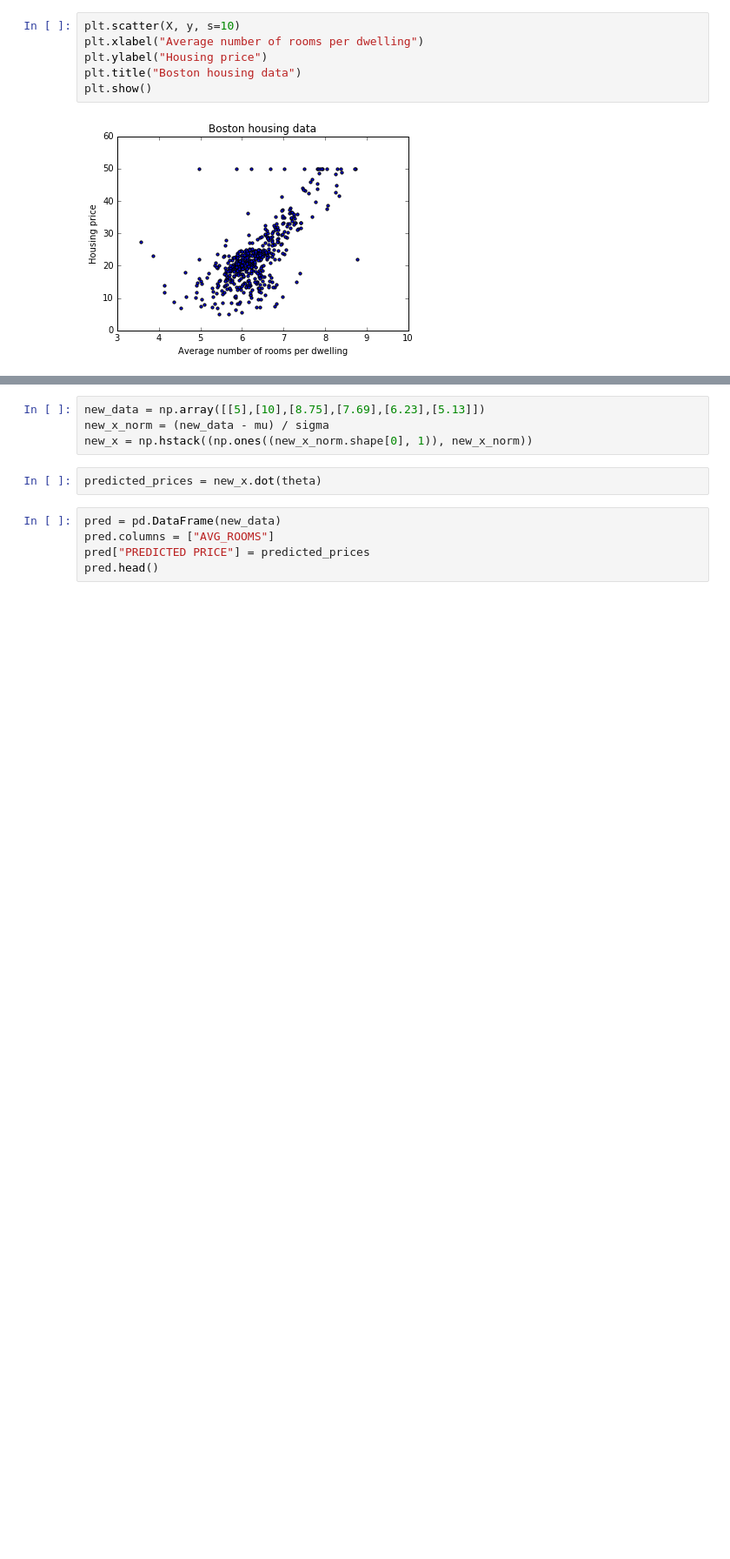
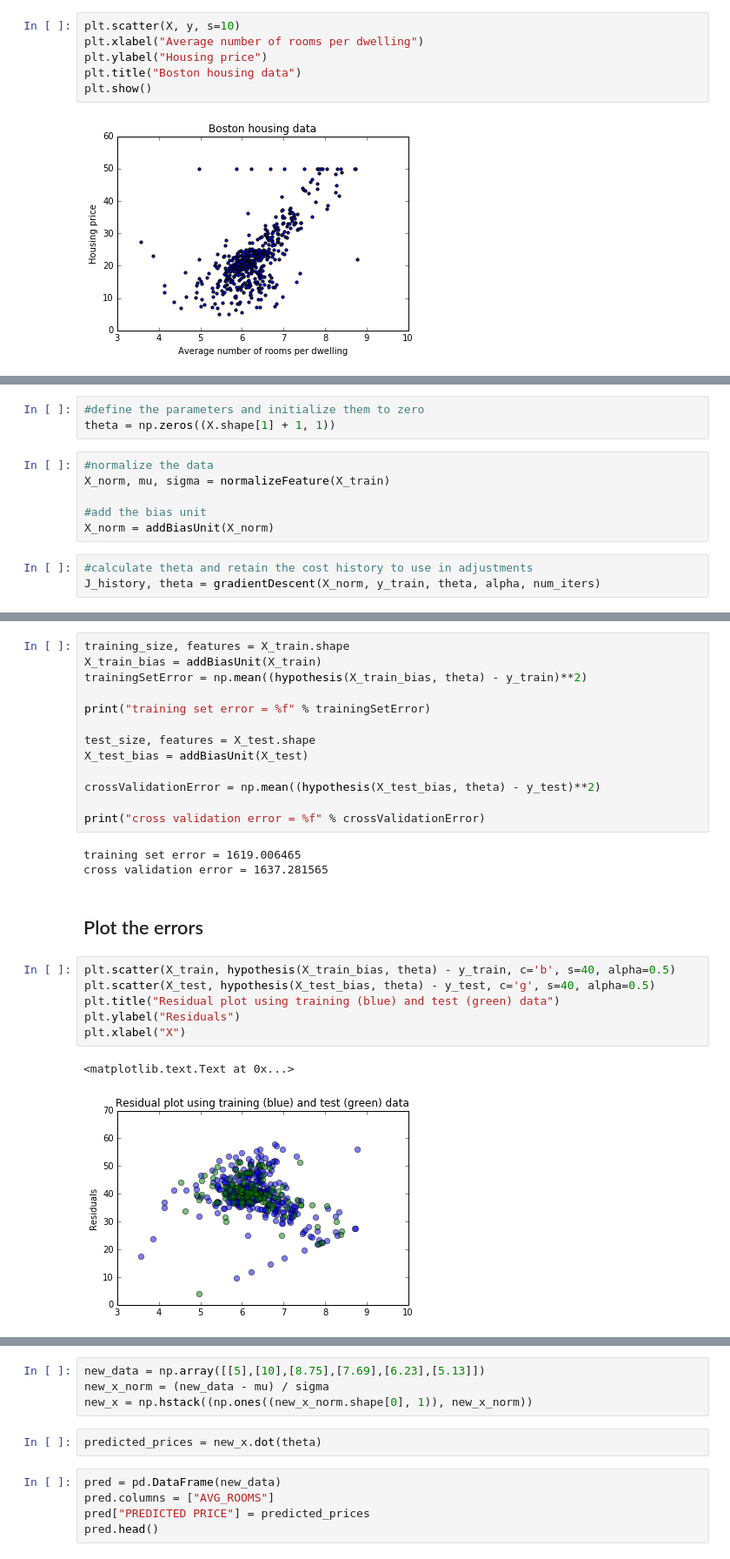
Before and after one commit to iamandicip/ml_experiments, a Jupyter notebook: algorithms/linear_regression/linear_regression.ipynb, the cells around one changed output, grey strips where cells are left out. Shown: that part at 87% size. Cells and saved outputs as stored; diff of their text form; blank space fills up the shorter version.

```diff
--- a/algorithms/linear_regression/linear_regression.ipynb
+++ b/algorithms/linear_regression/linear_regression.ipynb
@@ -88,0 +159,12 @@ ax.set_ylabel('cost');
+# %%
+#define the parameters and initialize them to zero
+theta = np.zeros((X.shape[1] + 1, 1))
+# %%
+#normalize the data
+X_norm, mu, sigma = normalizeFeature(X_train)
+
+#add the bias unit
+X_norm = addBiasUnit(X_norm)
+# %%
+#calculate theta and retain the cost history to use in adjustments
+J_history, theta = gradientDescent(X_norm, y_train, theta, alpha, num_iters)
@@ -88,0 +173,27 @@ ax.set_ylabel('cost');
+# %%
+training_size, features = X_train.shape
+X_train_bias = addBiasUnit(X_train)
+trainingSetError = np.mean((hypothesis(X_train_bias, theta) - y_train)**2)
+
+print("training set error = %f" % trainingSetError)
+
+test_size, features = X_test.shape
+X_test_bias = addBiasUnit(X_test)
+
+crossValidationError = np.mean((hypothesis(X_test_bias, theta) - y_test)**2)
+
+print("cross validation error = %f" % crossValidationError)
+# %% [output]
+training set error = 1619.006465
+cross validation error = 1637.281565
+# %% [markdown]
+## Plot the errors
+# %%
+plt.scatter(X_train, hypothesis(X_train_bias, theta) - y_train, c='b', s=40, alpha=0.5)
+plt.scatter(X_test, hypothesis(X_test_bias, theta) - y_test, c='g', s=40, alpha=0.5)
+plt.title("Residual plot using training (blue) and test (green) data")
+plt.ylabel("Residuals")
+plt.xlabel("X")
+# %% [output]
+<matplotlib.text.Text at 0x...>
+[figure, added]
```
Also changed, not shown: parts of 30 cells of this notebook.
